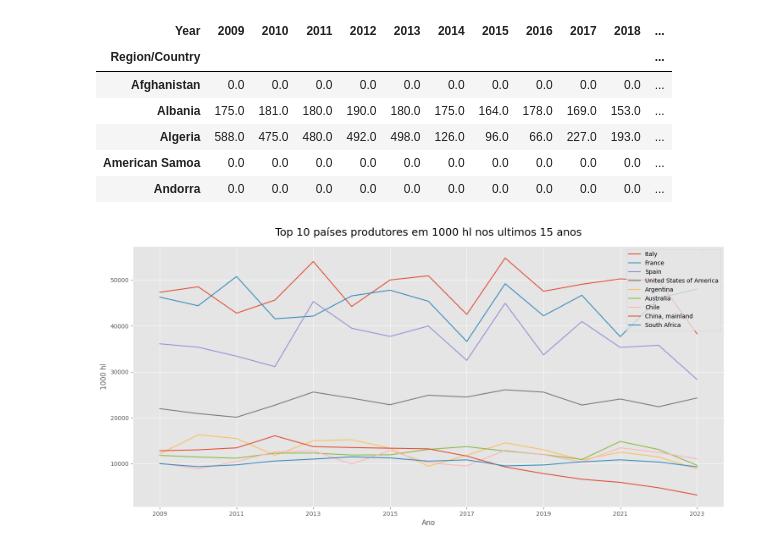
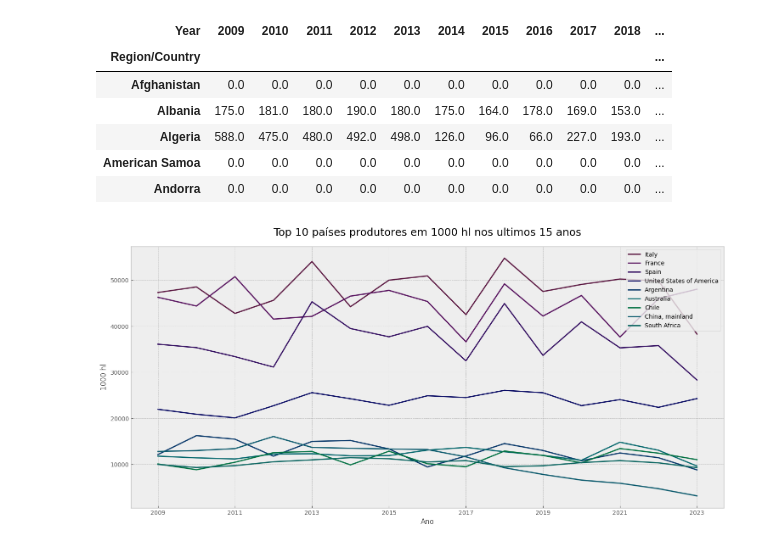
Before and after one commit to felipefreitasffs/wineAnalysis, a Jupyter notebook: src/wine.ipynb, the cells around one changed output. Cells and saved outputs as stored; diff of their text form; code cells hidden in the pictures.

```diff
--- a/src/wine.ipynb
+++ b/src/wine.ipynb
@@ -55,9 +55,11 @@ expVinhoValor.head()
 # %%
 df_plot_l = expVinhoLitros.sort_values(by="Total", ascending=False).head(10).iloc[: , :-1].T.iloc[0:] # remove a coluna total
 
-plt.style.use("ggplot")
+plt.style.use("bmh")
 
-axis = df_plot_l.plot(figsize=(18,8))
+colors = ['#5a1640', '#57125e', '#340f61', '#0b0d65', '#073769', '#04676c', '#007041', '#0a596c', '#08645f', '#007041']
+
+axis = df_plot_l.plot(figsize=(18,8), color = colors)
 axis.yaxis.set_major_formatter(million_formatter)
 axis.set_xlabel('Ano')
 axis.set_ylabel('Litros')
@@ -65,5 +67,7 @@ title_obj = plt.title("Top 10 exportações do Brasil em litros nos ultimos 15 a
 plt.setp(title_obj, color='black')
 plt.legend(labelcolor='black')
 
+plt.savefig('1.png', bbox_inches='tight', edgecolor='none', facecolor='white')
+
 plt.show()
 # %% [output]
@@ -189,7 +207,7 @@ df_merge.sort_values(by="Preço por Litro", ascending=False).head(20)
 # %% [markdown]
 ### Analisando dados dos ultimos 15 anos de outros países utilizando o site OIV
 # %%
-oivVinho = pd.read_csv("data/oiv.csv", sep=",", thousands=".", decimal=",", skipfooter=2, encoding="ISO-8859-1")
+oivVinho = pd.read_csv("data/oiv.csv", sep=",", thousands=".", decimal=",", skipfooter=2, encoding="ISO-8859-1", engine='python')
 oivVinho["Quantity"] = oivVinho["Quantity"].str.replace(" ", "").astype(int)
 oivVinho
 # %% [output]
@@ -308,13 +338,17 @@ oivVinhoProduction.head()
 # %%
 df_oiv_prod = oivVinhoProduction.sort_values(by="Total", ascending=False).head(10).drop(["Total"], axis=1).iloc[1:].T
 
-axis = df_oiv_prod.plot(figsize=(18,8))
+colors = ['#5a1640', '#57125e', '#340f61', '#0b0d65', '#073769', '#04676c', '#007041', '#0a596c', '#08645f', '#007041']
+
+axis = df_oiv_prod.plot(figsize=(18,8), color=colors)
 axis.set_xlabel('Ano')
 axis.set_ylabel('1000 hl')
 title_obj = plt.title("Top 10 países produtores em 1000 hl nos ultimos 15 anos", fontsize=18, pad=18)
 plt.setp(title_obj, color='black')
 plt.legend(labelcolor='black')
 
+plt.savefig('9.png', bbox_inches='tight', edgecolor='none', facecolor='white')
+
 plt.show()
 # %% [output]
-[figure, old version]
+[figure, new version]
```
Also changed, not shown: parts of 8 cells of this notebook, 9 other files.
